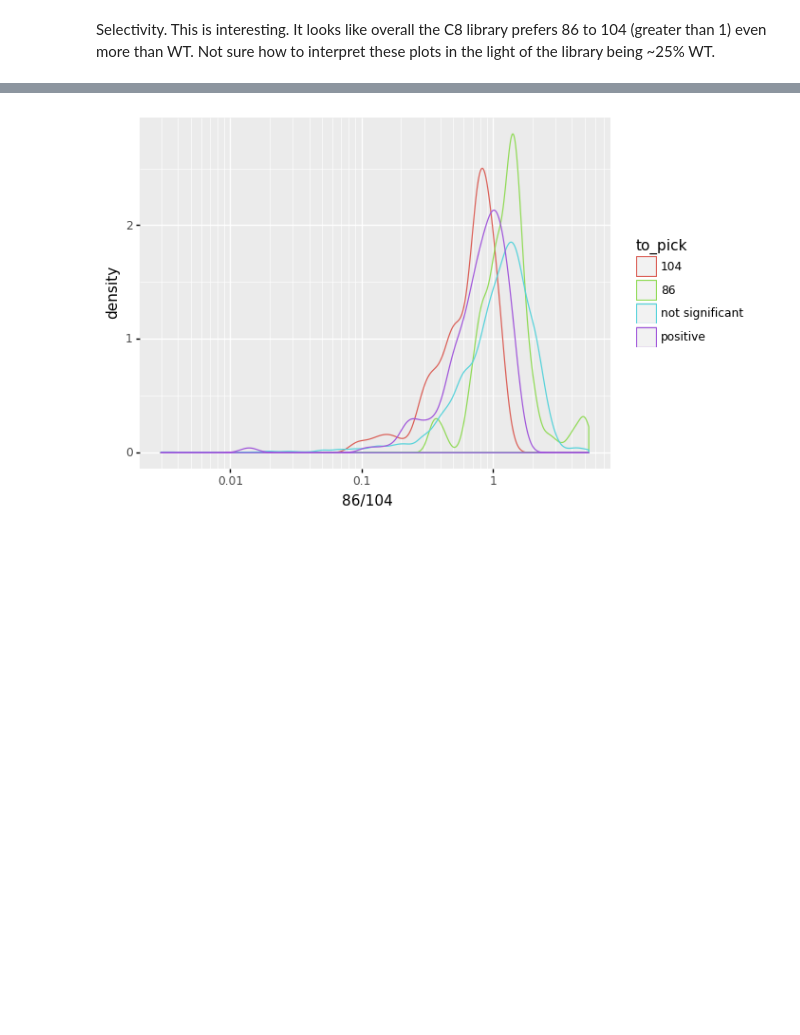
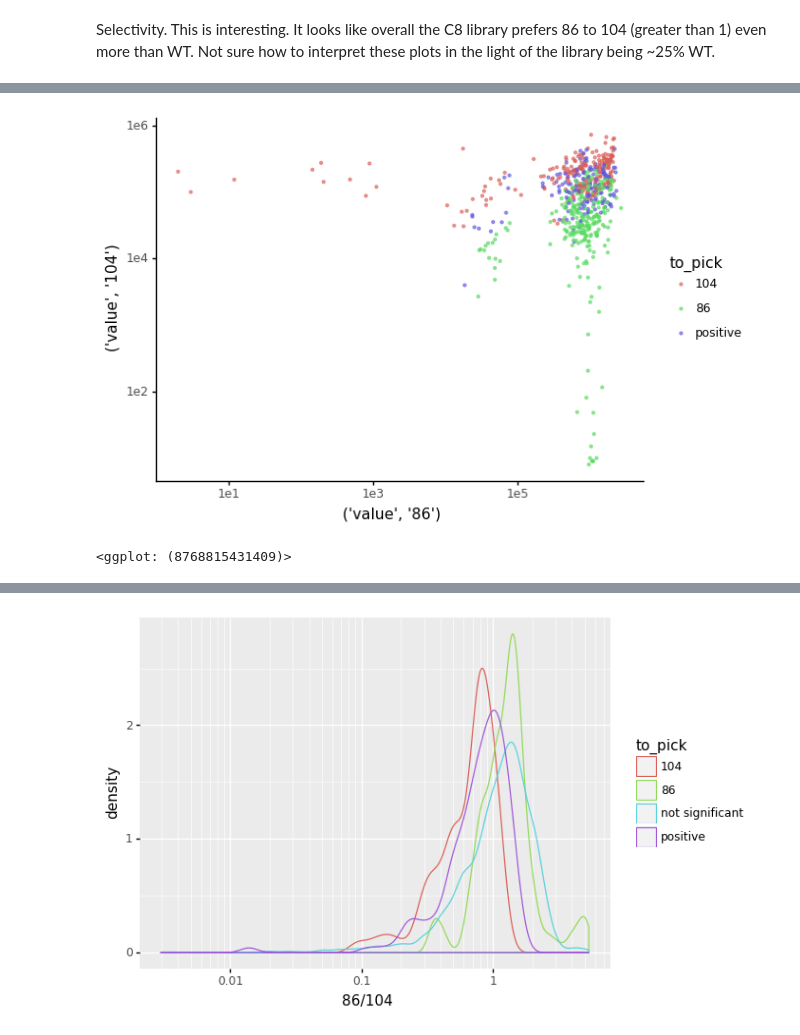
Before and after one commit to c-bun/ScreenTools, a Jupyter notebook: compile_data.ipynb, the cells around one changed output, grey strips where cells are left out. Saved outputs shown, nothing was run; the diff lists cells and outputs as text; code cells hidden in the pictures; blank space fills up the shorter version.

```diff
--- a/compile_data.ipynb
+++ b/compile_data.ipynb
@@ -126,0 +171,18 @@ Selectivity. This is interesting. It looks like overall the C8 library prefers 8
+# %%
+# same plot, but exclude points labeled "not significant" in the column "to_pick"
+significant = pivoted[pivoted["to_pick"] != "not significant"]
+
+(
+    pn.ggplot(
+        significant,
+        pn.aes(significant["value", "86"], significant["value", "104"], color="to_pick"),
+    )
+    + pn.geom_point(alpha=.6, size=0.7)
+    + pn.scale_x_log10()
+    + pn.scale_y_log10()
+#    + pn.geom_abline(intercept=0, slope=1)
+    + pn.theme_classic()
+)
+# %% [output]
+[figure, added]
+<ggplot: (8768815431409)>
```
Also changed, not shown: parts of 6 cells of this notebook, 1 other file.
